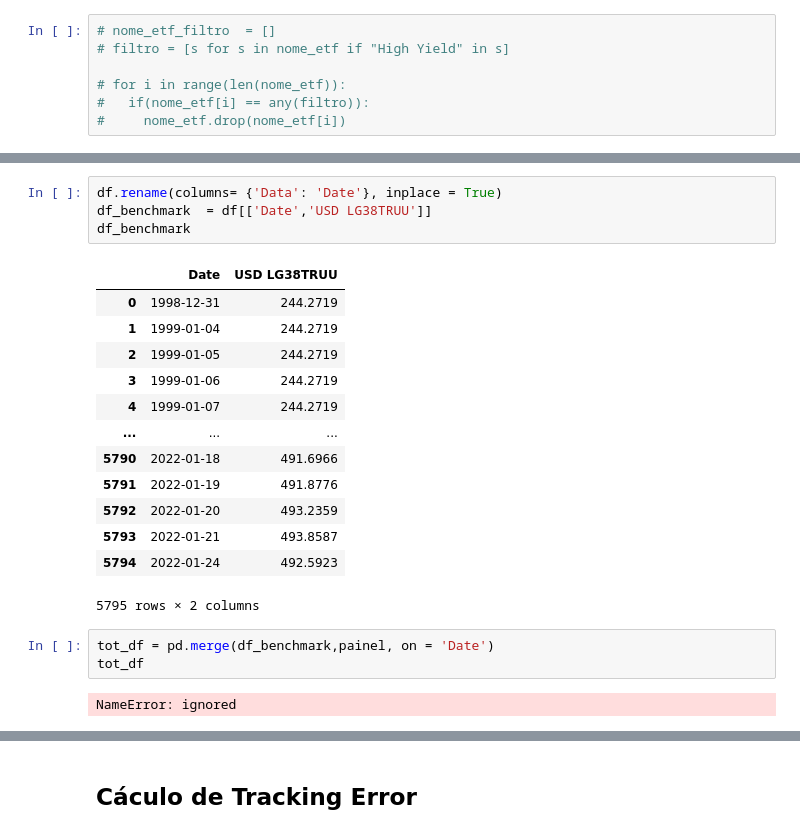
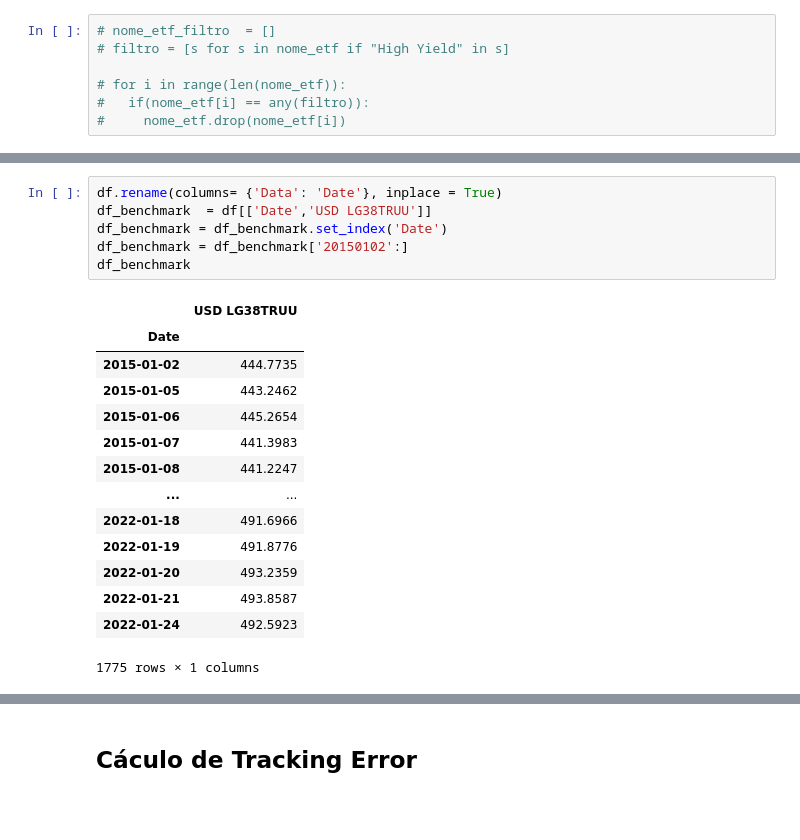
Before and after one commit to Edu-Moreira/Estudos-de-Python, a Jupyter notebook: Comparação_ETFs v1.01.ipynb, the cells around one changed output, grey strips where cells are left out. Cells and saved outputs as stored; diff of their text form; blank space fills up the shorter version.

```diff
--- a/Comparação_ETFs v1.01.ipynb
+++ b/Comparação_ETFs v1.01.ipynb
@@ -175,23 +126,21 @@ print(df)
 # %%
 df.rename(columns= {'Data': 'Date'}, inplace = True)
 df_benchmark  = df[['Date','USD LG38TRUU']]
+df_benchmark = df_benchmark.set_index('Date')
+df_benchmark = df_benchmark['20150102':]
 df_benchmark
 # %% [output]
-|  | Date | USD LG38TRUU |
-| 0 | 1998-12-31 | 244.2719 |
-| 1 | 1999-01-04 | 244.2719 |
-| 2 | 1999-01-05 | 244.2719 |
-| 3 | 1999-01-06 | 244.2719 |
-| 4 | 1999-01-07 | 244.2719 |
-| ... | ... | ... |
-| 5790 | 2022-01-18 | 491.6966 |
-| 5791 | 2022-01-19 | 491.8776 |
-| 5792 | 2022-01-20 | 493.2359 |
-| 5793 | 2022-01-21 | 493.8587 |
-| 5794 | 2022-01-24 | 492.5923 |
+|  | USD LG38TRUU |
+| Date |  |
+| 2015-01-02 | 444.7735 |
+| 2015-01-05 | 443.2462 |
+| 2015-01-06 | 445.2654 |
+| 2015-01-07 | 441.3983 |
+| 2015-01-08 | 441.2247 |
+| ... | ... |
+| 2022-01-18 | 491.6966 |
+| 2022-01-19 | 491.8776 |
+| 2022-01-20 | 493.2359 |
+| 2022-01-21 | 493.8587 |
+| 2022-01-24 | 492.5923 |
-5795 rows × 2 columns
+1775 rows × 1 columns
-# %%
-tot_df = pd.merge(df_benchmark,painel, on = 'Date')
-tot_df
-# %% [output]
-NameError: ignored
```
Also changed, not shown: parts of 28 cells of this notebook.
